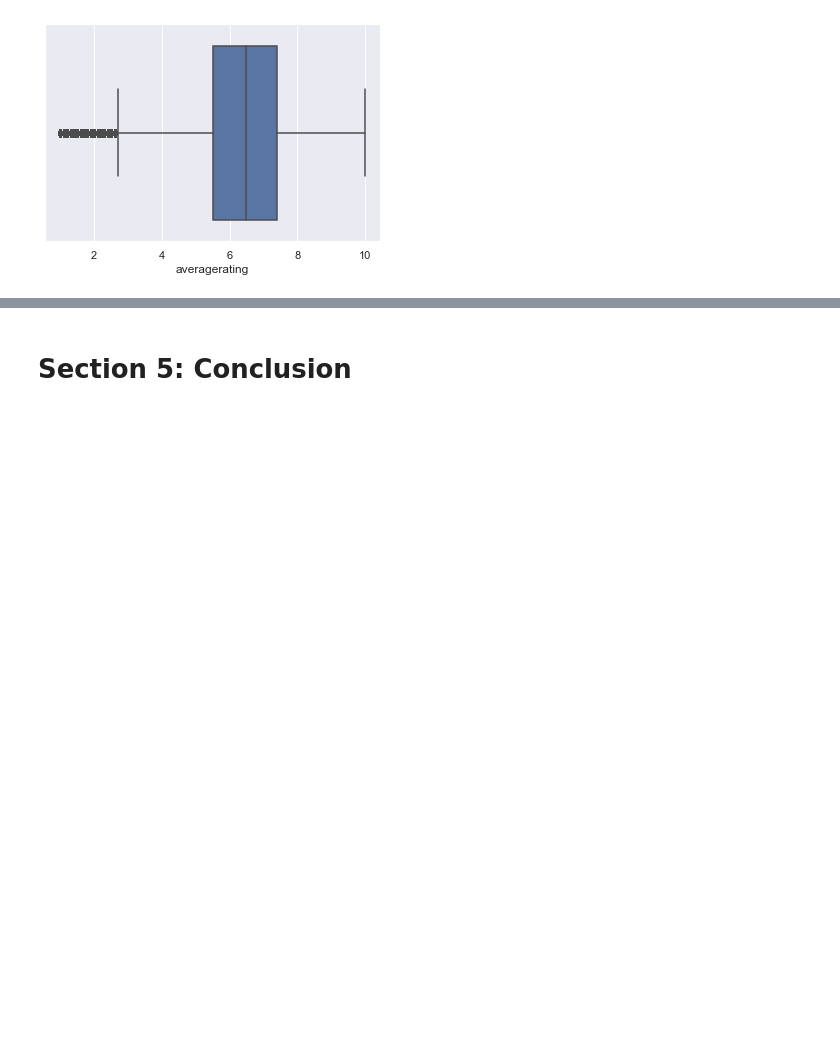
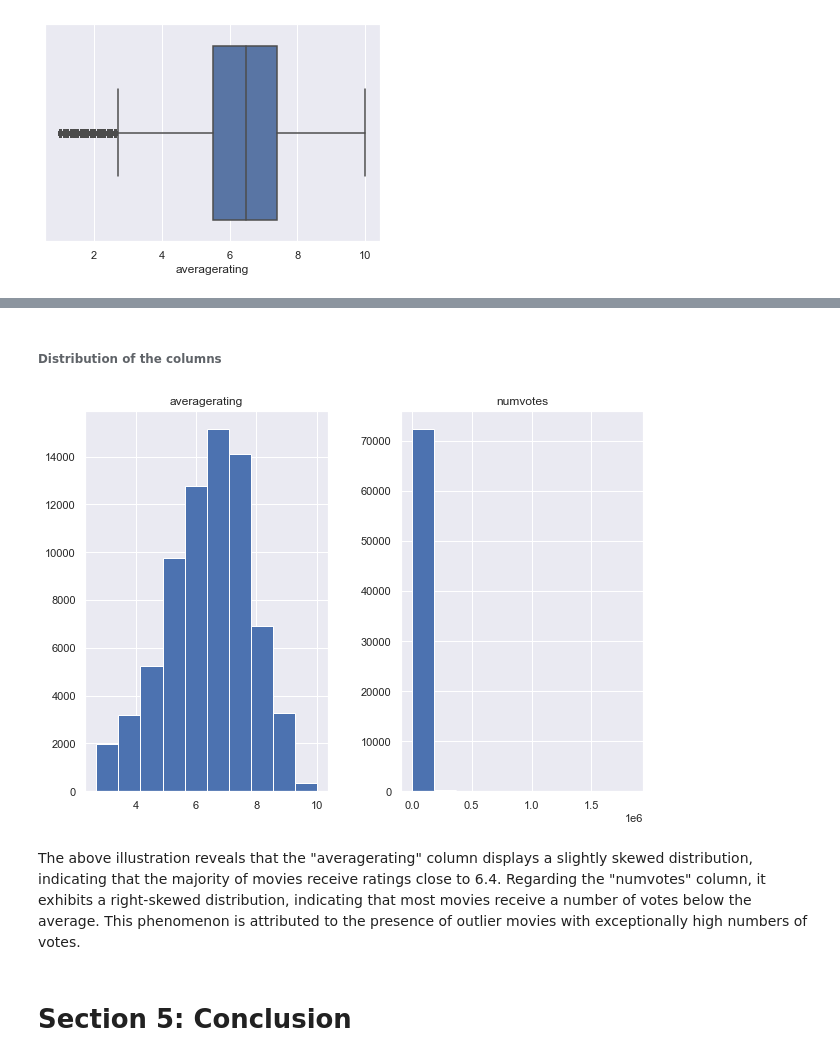
Before and after one commit to CzarProCoder/microsoft-movie-project-analysis, a Jupyter notebook: student.ipynb, the cells around one changed output, grey strips where cells are left out. Drawn from its saved outputs; the diff is of its cells as text; code cells hidden in the pictures; blank space fills up the shorter version.

```diff
--- a/student.ipynb
+++ b/student.ipynb
@@ -599,3 +636,11 @@ sns.boxplot(x = rate['averagerating']);
+# %% [markdown]
+###### Distribution of the columns
+# %%
+rate.hist(figsize= (10,7), column= ['averagerating','numvotes'], bins=10);
+# %% [output]
+[figure, added]
+# %% [markdown]
+The above illustration reveals that the "averagerating" column displays a slightly skewed distribution, indicating that the majority of movies receive ratings close to 6.4. Regarding the "numvotes" column, it exhibits a right-skewed distribution, indicating that most movies receive a number of votes below the average. This phenomenon is attributed to the presence of outlier movies with exceptionally high numbers of votes.
 # %% [markdown]
 # Section 5: Conclusion
 # %% [markdown]
```
Also changed, not shown: parts of 5 cells of this notebook.
